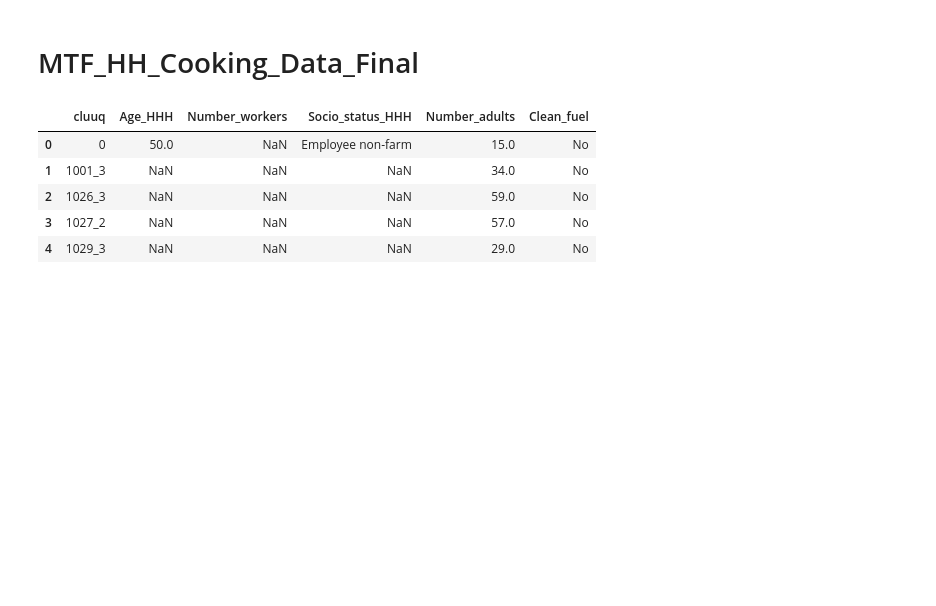
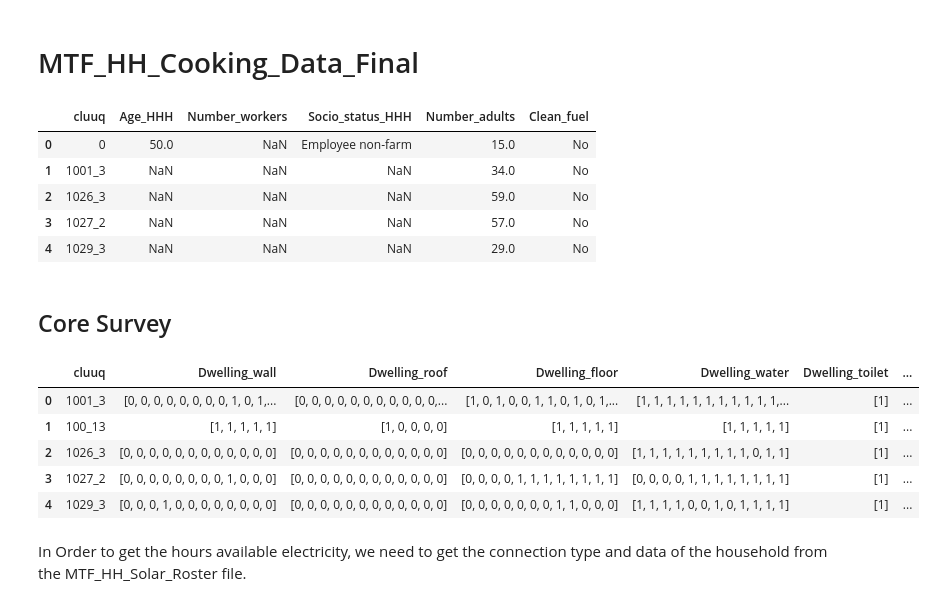
Before and after one commit to SESAM-Polimi/offgrid-demand-estimation, a Jupyter notebook: datasets/Kenya.ipynb, the cells around one changed output. Cells and saved outputs as stored; diff of their text form; code cells hidden in the pictures; blank space fills up the shorter version.

Commit message:
added core, assets drivers

```diff
--- a/datasets/Kenya.ipynb
+++ b/datasets/Kenya.ipynb
@@ -116,3 +249,44 @@ Kenya.to_dataframe().head()
 | 2 | 1026_3 | NaN | NaN | NaN | 59.0 | No |
 | 3 | 1027_2 | NaN | NaN | NaN | 57.0 | No |
 | 4 | 1029_3 | NaN | NaN | NaN | 29.0 | No |
+# %% [markdown]
+## Core Survey
+# %%
+MTF_HH_Core_Survey = ODEDataset("keyna/MTF_HH_Core_Survey")
+MTF_HH_Core_Survey.from_csv("../playground/data/ESMAP/kenya/MTF_HH_Core_Survey.csv", encoding='ISO-8859-1').group_by(
+    "cluuq")
+
+MTF_HH_Core_Survey = MTF_HH_Core_Survey.new_feature('Dwelling_wall',
+                                                    common_modifiers.categorize('b_b_10',
+                                                                                Dwelling_Wall_Quality_label2id))
+MTF_HH_Core_Survey = MTF_HH_Core_Survey.new_feature("Dwelling_roof",
+                                                    common_modifiers.categorize("b_b_11",
+                                                                                Dwelling_Roof_Quality_label2id))
+
+MTF_HH_Core_Survey = MTF_HH_Core_Survey.new_feature("Dwelling_floor",
+                                                    common_modifiers.categorize("b_b12",
+                                                                                Dwelling_Floor_Quality_label2id))
+
+MTF_HH_Core_Survey = MTF_HH_Core_Survey.new_feature("Dwelling_water",
+                                                    common_modifiers.categorize("b_b_14",
+                                                                                Dwelling_Water_Quality_label2id))
+
+MTF_HH_Core_Survey = MTF_HH_Core_Survey.new_feature("Dwelling_toilet",
+                                                    dwelling_modifiers.get_dwelling_toilet("b_b_13A", "b_b_13B",
+                                                                                           "b_b_13C",
+                                                                                           Dwelling_Toilet_Quality_label2id))
+
+MTF_HH_Core_Survey = MTF_HH_Core_Survey.new_feature("Dwelling_quality_index", dwelling_modifiers.dwelling_quality_index)
+
+MTF_HH_Core_Survey.to_dataframe().head()[
+    ['cluuq', 'Dwelling_wall', 'Dwelling_roof', 'Dwelling_floor', 'Dwelling_water', 'Dwelling_toilet',
+     'Dwelling_quality_index']]
+# %% [output]
+|  | cluuq | Dwelling_wall | Dwelling_roof | Dwelling_floor | Dwelling_water | Dwelling_toilet | ... |
+| 0 | 1001_3 | [0, 0, 0, 0, 0, 0, 0, 0, 1, 0, 1,... | [0, 0, 0, 0, 0, 0, 0, 0, 0, 0, 0,... | [1, 0, 1, 0, 0, 1, 1, 0, 1, 0, 1,... | [1, 1, 1, 1, 1, 1, 1, 1, 1, 1, 1,... | [1] | ... |
+| 1 | 100_13 | [1, 1, 1, 1, 1] | [1, 0, 0, 0, 0] | [1, 1, 1, 1, 1] | [1, 1, 1, 1, 1] | [1] | ... |
+| 2 | 1026_3 | [0, 0, 0, 0, 0, 0, 0, 0, 0, 0, 0, 0] | [0, 0, 0, 0, 0, 0, 0, 0, 0, 0, 0, 0] | [0, 0, 0, 0, 0, 0, 0, 0, 0, 0, 0, 0] | [1, 1, 1, 1, 1, 1, 1, 1, 1, 0, 1, 1] | [1] | ... |
+| 3 | 1027_2 | [0, 0, 0, 0, 0, 0, 0, 0, 1, 0, 0, 0] | [0, 0, 0, 0, 0, 0, 0, 0, 0, 0, 0, 0] | [0, 0, 0, 0, 1, 1, 1, 1, 1, 1, 1, 1] | [0, 0, 0, 0, 1, 1, 1, 1, 1, 1, 1, 1] | [1] | ... |
+| 4 | 1029_3 | [0, 0, 0, 1, 0, 0, 0, 0, 0, 0, 0, 0] | [0, 0, 0, 0, 0, 0, 0, 0, 0, 0, 0, 0] | [0, 0, 0, 0, 0, 0, 0, 1, 1, 0, 0, 0] | [1, 1, 1, 1, 0, 0, 1, 0, 1, 1, 1, 1] | [1] | ... |
+# %% [markdown]
+In Order to get the hours available electricity, we need to get the connection type and data of the household from the MTF_HH_Solar_Roster file.
```
Also changed, not shown: parts of 19 cells of this notebook, 8 other files.
